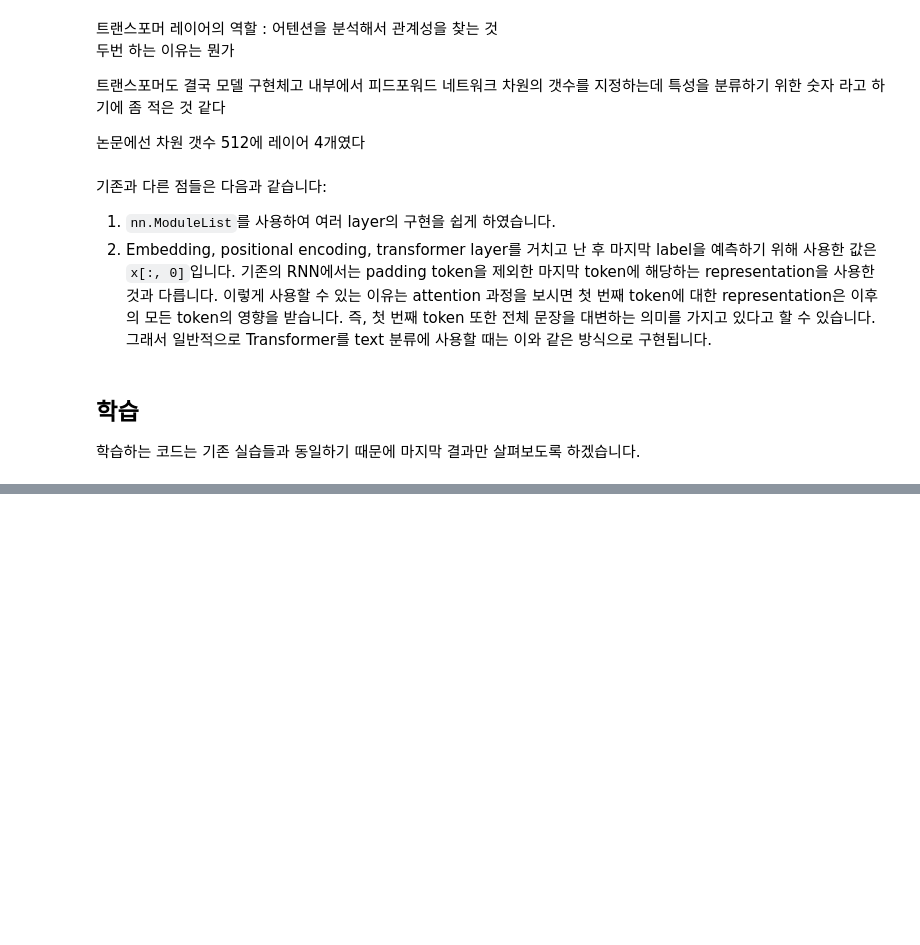
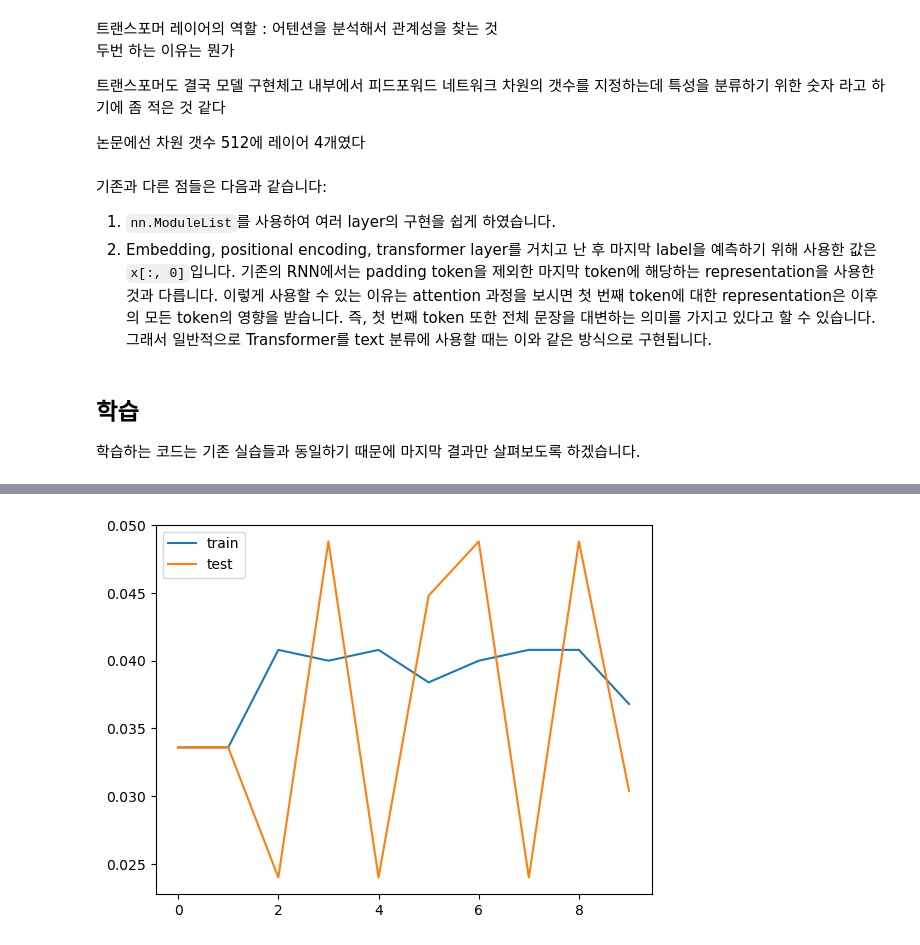
Before and after one commit to mineclover/pytorch-example, a Jupyter notebook: 02-test/default.ipynb, the cells around one changed output, grey strips where cells are left out. Cells and saved outputs as stored; diff of their text form; code cells hidden in the pictures; blank space fills up the shorter version.

```diff
--- a/02-test/default.ipynb
+++ b/02-test/default.ipynb
@@ -155,3 +219,19 @@ $$
 $$
 
 이를 Numpy로 구현하여 PyTorch tensor로 변환한 모습은 다음과 같습니다:
+# %%
+# 모델 학습 전에 라벨 확인
+
+label_min = float('inf')
+label_max = float('-inf')
+for i, (texts, labels) in enumerate(train_loader):
+    # print(f"배치 {i+1}의 라벨 범위: {labels.min().item()} ~ {labels.max().item()}")
+    batch_min = labels.min().item()
+    batch_max = labels.max().item()
+
+    label_min = min(label_min, batch_min)
+    label_max = max(label_max, batch_max)
+
+
+print(f"\n전체 확인된 라벨 범위: {label_min} ~ {label_max}")
+print(f"필요한 num_classes: {label_max + 1}")  # 0부터 시작하므로 최대값+1이 필요한 클래스 수
@@ -263,9 +359,11 @@ model = TextClassifier(len(tokenizer), 32, 2, 32)
 # %%
 from torch.optim import Adam
 
+
 lr = 0.001
 model = model.to('cuda')
-loss_fn = nn.BCEWithLogitsLoss()
+loss_fn = nn.CrossEntropyLoss()
+# loss_fn = nn.BCEWithLogitsLoss()
 
 optimizer = Adam(model.parameters(), lr=lr)
 # %%
@@ -282,15 +380,18 @@ def accuracy(model, dataloader):
     inputs, labels = inputs.to('cuda'), labels.to('cuda')
 
     preds = model(inputs)
-    # preds = torch.argmax(preds, dim=-1)
-    preds = (preds > 0).long()[..., 0]
+    preds = torch.argmax(preds, dim=-1)
+    # preds = (preds > 0).long()[..., 0]
 
     cnt += labels.shape[0]
     acc += (labels == preds).sum().item()
 
   return acc / cnt
 # %%
-n_epochs = 5
+n_epochs = 10
+
+train_result = []
+test_result = []
 
 for epoch in range(n_epochs):
   total_loss = 0.
@@ -298,9 +399,10 @@ for epoch in range(n_epochs):
   for data in train_loader:
     model.zero_grad()
     inputs, labels = data
-    inputs, labels = inputs.to('cuda'), labels.to('cuda').float()
+    inputs, labels = inputs.to('cuda'), labels.to('cuda')
 
-    preds = model(inputs)[..., 0]
+
+    preds = model(inputs)
     loss = loss_fn(preds, labels)
     loss.backward()
     optimizer.step()
@@ -314,3 +416,5 @@ for epoch in range(n_epochs):
     train_acc = accuracy(model, train_loader)
     test_acc = accuracy(model, test_loader)
     print(f"=========> Train acc: {train_acc:.3f} | Test acc: {test_acc:.3f}")
+    train_result.append(train_acc)
+    test_result.append(test_acc)
@@ -316,0 +496,11 @@ for epoch in range(n_epochs):
+# %%
+import sys
+# 또는 상대 경로
+sys.path.append('..')
+
+from util.plot import plot_acc
+
+
+plot_acc(train_result, test_result)
+# %% [output]
+[figure, added]
```
Also changed, not shown: parts of 9 cells of this notebook, 4 other files.
